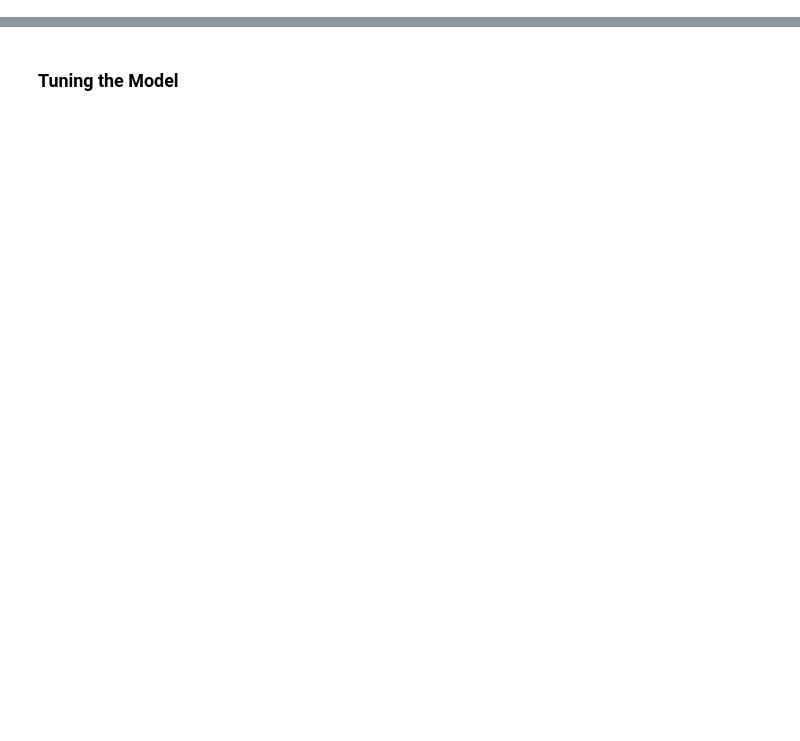
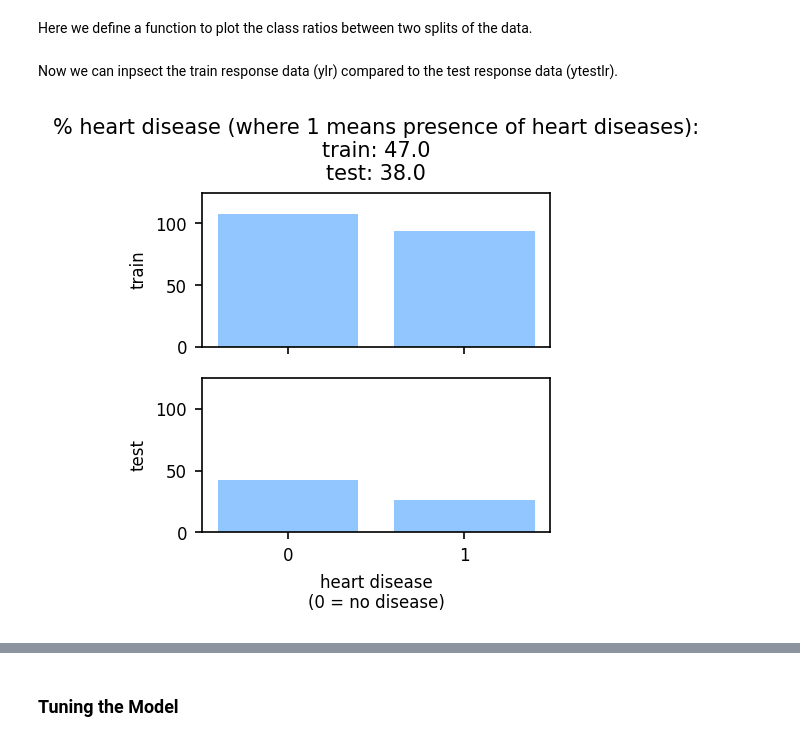
Before and after one commit to springboard-curriculum/dsc, a Jupyter notebook: Unit 14 - Supervised Learning/14.2 Logistic Regression Case Study/Logistic Regression Advanced Case Study.ipynb, the cells around one changed output, grey strips where cells are left out. Saved outputs shown, nothing was run; the diff lists cells and outputs as text; code cells hidden in the pictures; blank space fills up the shorter version.

```diff
--- a/Unit 14 - Supervised Learning/14.2 Logistic Regression Case Study/Logistic Regression Advanced Case Study.ipynb
+++ b/Unit 14 - Supervised Learning/14.2 Logistic Regression Case Study/Logistic Regression Advanced Case Study.ipynb
@@ -166,0 +694,3 @@ print(accuracy_score(clf.predict(Xtestlr), ytestlr))
+# %%
+X = dflog.drop(columns = ['heart_disease'])
+print("X: ", type(X), X.shape)
@@ -166,0 +707,3 @@ print(accuracy_score(clf.predict(Xtestlr), ytestlr))
+# %%
+y = dflog['heart_disease']
+print("y: ", type(y), y.shape)
@@ -166,0 +753,8 @@ print(accuracy_score(clf.predict(Xtestlr), ytestlr))
+# %%
+Xlr, Xtestlr, ylr, ytestlr = train_test_split(X, y, random_state = 2)
+print('Training split has ', Xlr.shape[0], ' rows\n',
+      'and the corresponding labels have an equal number of values.',
+      '(' + str(len(ylr))+ ')')
+print('Test split has ', Xtestlr.shape[0], ' rows\n',
+      'and the corresponding labels have an equal number of values.',
+      '(' + str(len(ytestlr)) + ')')
@@ -166,0 +786,28 @@ print(accuracy_score(clf.predict(Xtestlr), ytestlr))
+# %% [markdown]
+Here we define a function to plot the class ratios between two splits of the data.
+# %%
+def plot_y_ratios(y, ytest):
+    fig, ax = plt.subplots(2, sharex = True)
+    ax[0].bar(x = [0, 1], height = [y[y == 0].count(),
+                                    y[y == 1].count()])
+    ax[0].set_ylabel('train', fontsize = 8)
+    ax[0].set_ylim(0, 125)
+    ax[1].bar(x = [0, 1], height = [ytest[ytest == 0].count(),
+                                    ytest[ytest == 1].count()])
+    ax[1].set_ylabel('test', fontsize = 8)
+    ax[1].set_ylim(0, 125)
+    ax[1].set_xticks([0, 1])
+    ax[0].tick_params(which = 'both', labelsize = 8)
+    ax[1].tick_params(which = 'both', labelsize = 8)
+    ax[1].set_xlabel('heart disease\n(0 = no disease)', fontsize = 8)
+    ax[0].set_title('% heart disease (where 1 means presence of heart diseases):\n' +
+                    'train: ' + str(round(100 * (y[y ==1].count()/y.shape[0]), 0)) +
+                    '\ntest: ' + str(round(100 * (ytest[ytest ==1].count()/ytest.shape[0]), 0)),
+                   fontsize = 10)
+    plt.show()
+# %% [markdown]
+Now we can inpsect the train response data (ylr) compared to the test response data (ytestlr).
+# %%
+plot_y_ratios(ylr, ytestlr)
+# %% [output]
+[figure, added]
```
Also changed, not shown: parts of 180 cells of this notebook, 4 other files.
